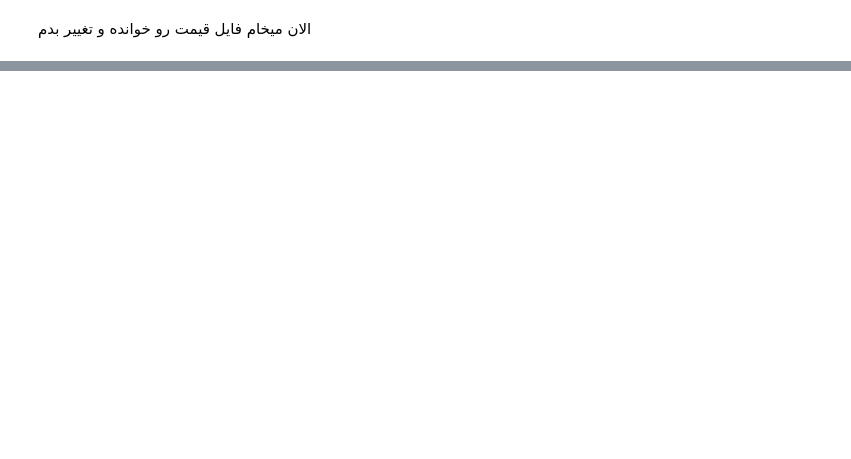
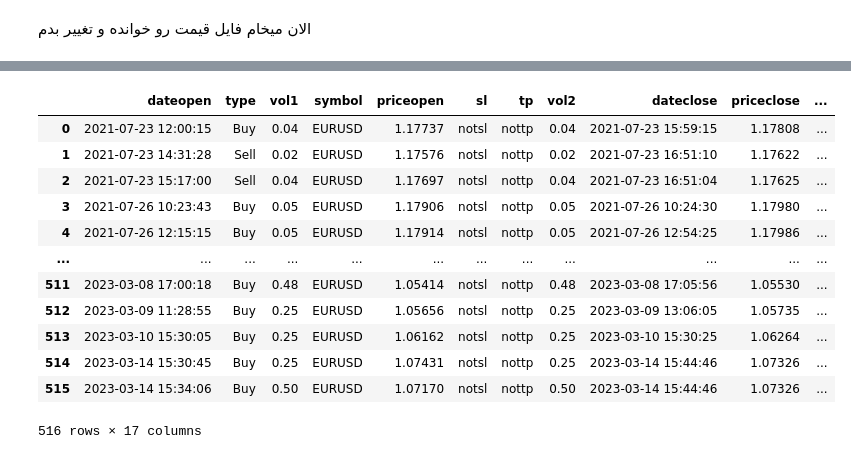
Before and after one commit to im-mahdi-74/analyses.one, a Jupyter notebook: tp.ipynb, the cells around one changed output, grey strips where cells are left out. Saved outputs shown, nothing was run; the diff lists cells and outputs as text; code cells hidden in the pictures; blank space fills up the shorter version.

```diff
--- a/tp.ipynb
+++ b/tp.ipynb
@@ -10,2 +45,17 @@ import math
 # %%
 file_list = [r'C:\Users\delta2794900\Downloads\1487129.positions (3).csv']
+# %%
+with open(r'C:\Users\delta2794900\Downloads\1487129.positions (3).csv') as fa:
+    readere = list(csv.reader(fa,delimiter=';'))
+    rea = reversed(readere)
+    sa = 0
+    next(rea)
+    for i in rea:
+        if i[-1] == 'Profit':
+            continue
+        if i[1] == 'Balance':
+            print(sa, i[1], i[-1])
+
+        if float(i[-1]) < -100 and i[1] != "Balance":
+            print(sa,i)
+        sa = sa+1
@@ -314,0 +388,17 @@ df['Price_Change'] = df['Price'].pct_change()
+# %%
+
+newcsv
+# %% [output]
+|  | dateopen | type | vol1 | symbol | priceopen | sl | tp | vol2 | dateclose | priceclose | ... |
+| 0 | 2021-07-23 12:00:15 | Buy | 0.04 | EURUSD | 1.17737 | notsl | nottp | 0.04 | 2021-07-23 15:59:15 | 1.17808 | ... |
+| 1 | 2021-07-23 14:31:28 | Sell | 0.02 | EURUSD | 1.17576 | notsl | nottp | 0.02 | 2021-07-23 16:51:10 | 1.17622 | ... |
+| 2 | 2021-07-23 15:17:00 | Sell | 0.04 | EURUSD | 1.17697 | notsl | nottp | 0.04 | 2021-07-23 16:51:04 | 1.17625 | ... |
+| 3 | 2021-07-26 10:23:43 | Buy | 0.05 | EURUSD | 1.17906 | notsl | nottp | 0.05 | 2021-07-26 10:24:30 | 1.17980 | ... |
+| 4 | 2021-07-26 12:15:15 | Buy | 0.05 | EURUSD | 1.17914 | notsl | nottp | 0.05 | 2021-07-26 12:54:25 | 1.17986 | ... |
+| ... | ... | ... | ... | ... | ... | ... | ... | ... | ... | ... | ... |
+| 511 | 2023-03-08 17:00:18 | Buy | 0.48 | EURUSD | 1.05414 | notsl | nottp | 0.48 | 2023-03-08 17:05:56 | 1.05530 | ... |
+| 512 | 2023-03-09 11:28:55 | Buy | 0.25 | EURUSD | 1.05656 | notsl | nottp | 0.25 | 2023-03-09 13:06:05 | 1.05735 | ... |
+| 513 | 2023-03-10 15:30:05 | Buy | 0.25 | EURUSD | 1.06162 | notsl | nottp | 0.25 | 2023-03-10 15:30:25 | 1.06264 | ... |
+| 514 | 2023-03-14 15:30:45 | Buy | 0.25 | EURUSD | 1.07431 | notsl | nottp | 0.25 | 2023-03-14 15:44:46 | 1.07326 | ... |
+| 515 | 2023-03-14 15:34:06 | Buy | 0.50 | EURUSD | 1.07170 | notsl | nottp | 0.50 | 2023-03-14 15:44:46 | 1.07326 | ... |
+516 rows × 17 columns
```
Also changed, not shown: parts of 18 cells of this notebook.
